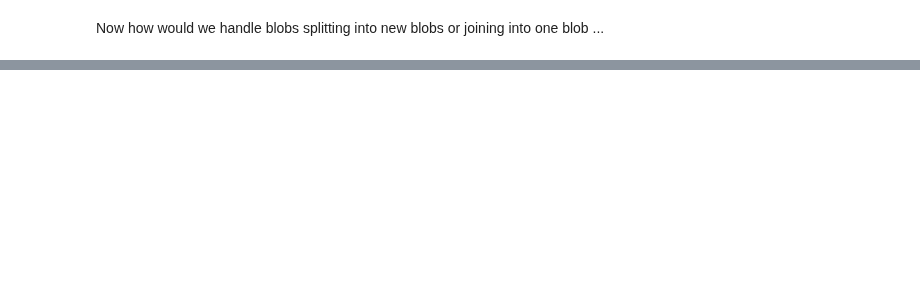
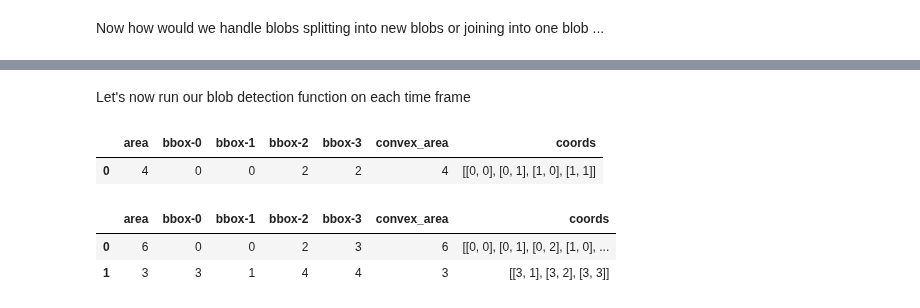
Before and after one commit to UW-Hydro/drought_impact, a Jupyter notebook: notebooks/explore/drought_event_tracking.ipynb, the cells around one changed output, grey strips where cells are left out. Drawn from its saved outputs; the diff is of its cells as text; code cells hidden in the pictures; blank space fills up the shorter version.

```diff
--- a/notebooks/explore/drought_event_tracking.ipynb
+++ b/notebooks/explore/drought_event_tracking.ipynb
@@ -364,0 +558,2 @@ Now how would we handle blobs splitting into new blobs or joining into one blob
+# %% [markdown]
+Let's now run our blob detection function on each time frame
@@ -364,0 +576,13 @@ Now how would we handle blobs splitting into new blobs or joining into one blob
+# %%
+df_1 = identify_drought_blob(t1)
+df_1
+# %% [output]
+|  | area | bbox-0 | bbox-1 | bbox-2 | bbox-3 | convex_area | coords |
+| 0 | 4 | 0 | 0 | 2 | 2 | 4 | [[0, 0], [0, 1], [1, 0], [1, 1]] |
+# %%
+df_2 = identify_drought_blob(t2)
+df_2
+# %% [output]
+|  | area | bbox-0 | bbox-1 | bbox-2 | bbox-3 | convex_area | coords |
+| 0 | 6 | 0 | 0 | 2 | 3 | 6 | [[0, 0], [0, 1], [0, 2], [1, 0], ... |
+| 1 | 3 | 3 | 1 | 4 | 4 | 3 | [[3, 1], [3, 2], [3, 3]] |
```
Also changed, not shown: parts of 52 cells of this notebook.
